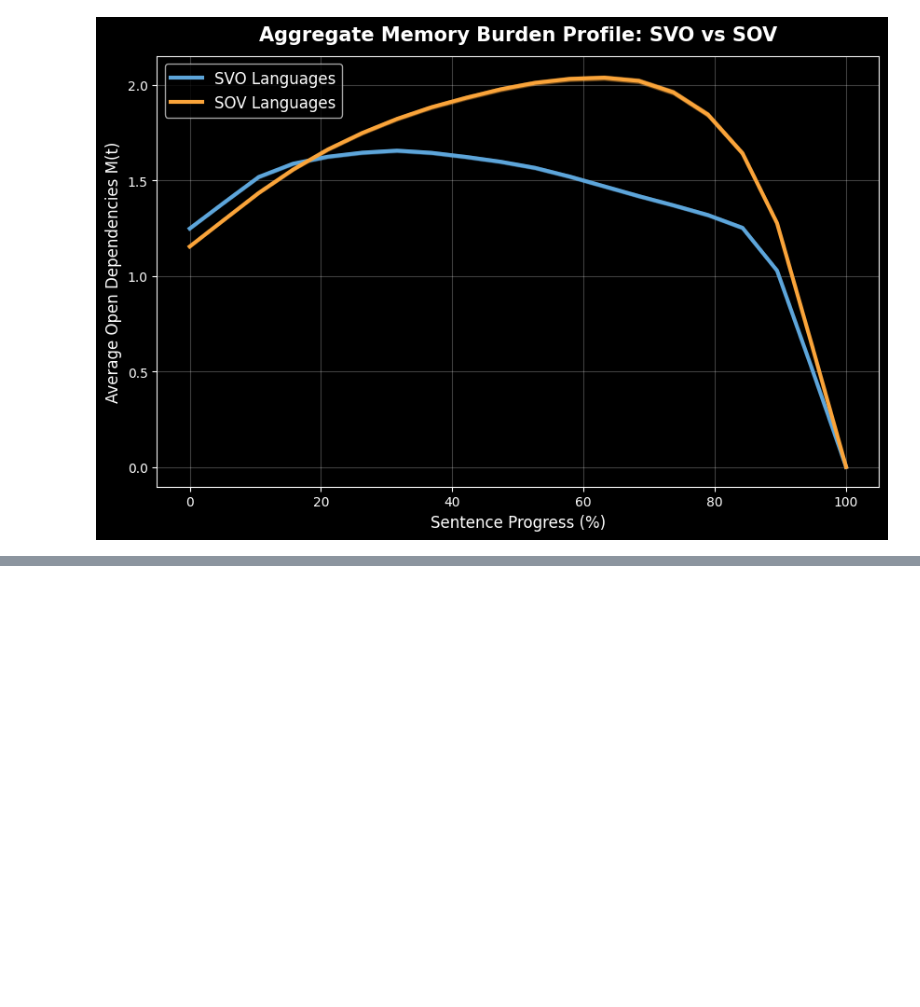
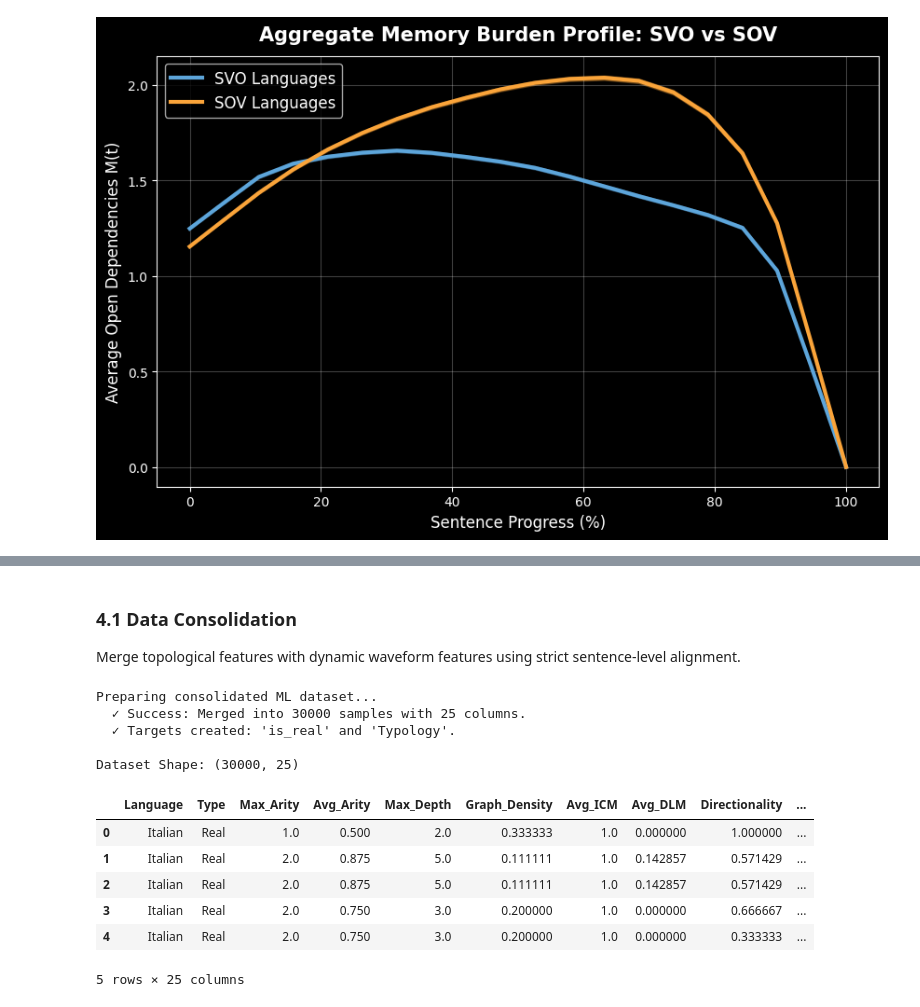
Before and after one commit to Tr-affable/CGS_Project, a Jupyter notebook: CGS410_Project.ipynb, the cells around one changed output, grey strips where cells are left out. Drawn from its saved outputs; the diff is of its cells as text; code cells hidden in the pictures; blank space fills up the shorter version.

```diff
--- a/CGS410_Project.ipynb
+++ b/CGS410_Project.ipynb
@@ -659,0 +625,44 @@ Consolidated ML Dataset Sample:
+# %% [markdown]
+### 4.1 Data Consolidation
+Merge topological features with dynamic waveform features using strict sentence-level alignment.
+# %%
+import sys
+import pandas as pd
+import os
+from importlib import reload
+import numpy as np
+# Force module cache flush for clean imports (pattern from add-on contributions)
+for mod_name in list(sys.modules.keys()):
+    if mod_name.startswith('src.') or mod_name in ['ml_engine', 'data_processor']:
+        del sys.modules[mod_name]
+
+sys.path.insert(0, os.path.abspath('src'))
+
+# Load topological features
+df_features = pd.read_csv('Random_Data/Master_Features.csv')
+
+# Load and compute waveform features (with advanced metrics)
+import data_processor
+reload(data_processor)
+df_waves = data_processor.load_and_compute(n_bins=20)
+
+# Smart Merge via ml_engine
+import ml_engine
+reload(ml_engine)
+df_master_ml = ml_engine.prepare_dataset(df_features, df_waves)
+
+print('\nDataset Shape:', df_master_ml.shape)
+df_master_ml.head()
+# %% [output]
+Preparing consolidated ML dataset...
+  ✓ Success: Merged into 30000 samples with 25 columns.
+  ✓ Targets created: 'is_real' and 'Typology'.
+
+Dataset Shape: (30000, 25)
+|  | Language | Type | Max_Arity | Avg_Arity | Max_Depth | Graph_Density | Avg_ICM | Avg_DLM | Directionality | ... |
+| 0 | Italian | Real | 1.0 | 0.500 | 2.0 | 0.333333 | 1.0 | 0.000000 | 1.000000 | ... |
+| 1 | Italian | Real | 2.0 | 0.875 | 5.0 | 0.111111 | 1.0 | 0.142857 | 0.571429 | ... |
+| 2 | Italian | Real | 2.0 | 0.875 | 5.0 | 0.111111 | 1.0 | 0.142857 | 0.571429 | ... |
+| 3 | Italian | Real | 2.0 | 0.750 | 3.0 | 0.200000 | 1.0 | 0.000000 | 0.666667 | ... |
+| 4 | Italian | Real | 2.0 | 0.750 | 3.0 | 0.200000 | 1.0 | 0.000000 | 0.333333 | ... |
+5 rows × 25 columns
```
Also changed, not shown: parts of 6 cells of this notebook, 3 other files.
